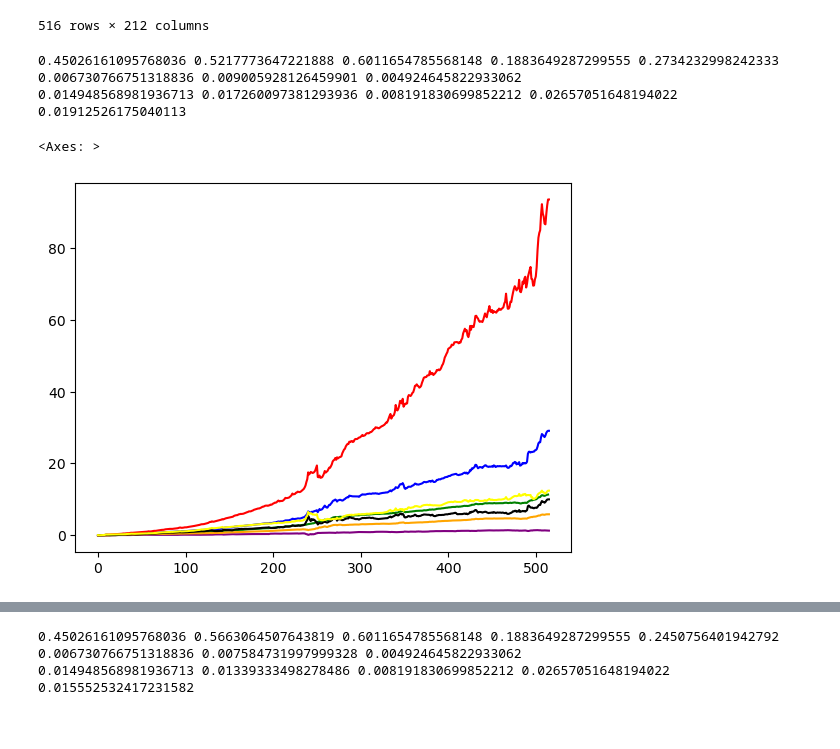
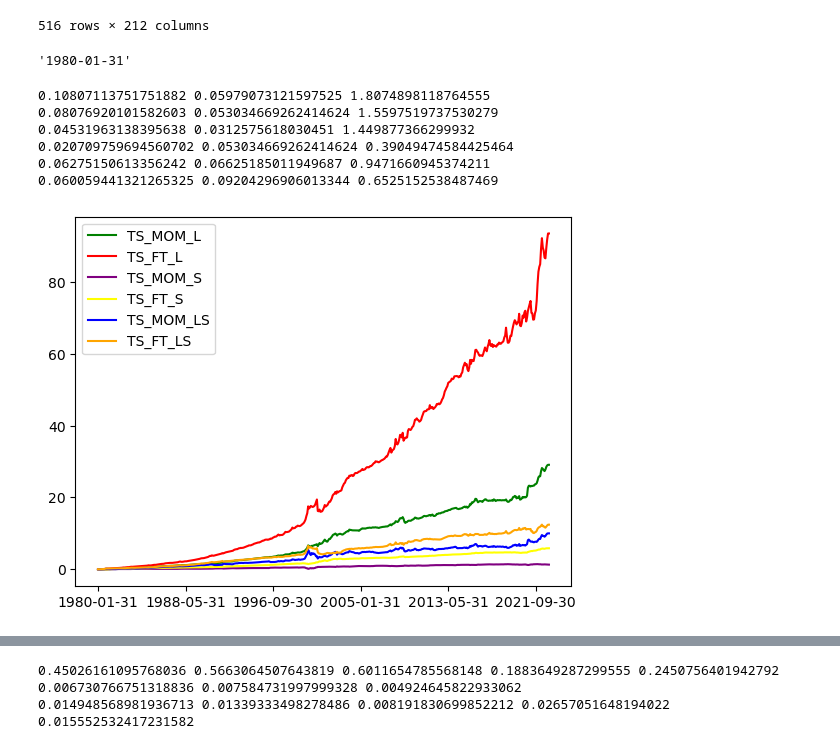
Before and after one commit to Raymondli073/Factor_timing, a Jupyter notebook: factor_timing_strat.ipynb, the cells around one changed output, grey strips where cells are left out. Drawn from its saved outputs; the diff is of its cells as text; code cells hidden in the pictures.

Commit message:
plot strategies total return

```diff
--- a/factor_timing_strat.ipynb
+++ b/factor_timing_strat.ipynb
@@ -181,8 +181,13 @@ df_signalMOM
 | 514 | 1 | 0 | 0 | 1 | 1 | 0 | 0 | 0 | 1 | ... |
 | 515 | 1 | 1 | 0 | 0 | 1 | 0 | 0 | 0 | 1 | ... |
 516 rows × 212 columns
+# %%
+date[648]
+# %% [output]
+'1980-01-31'
 # %%
 #  time-series strategies
+import matplotlib.pyplot as plt
 df_indicator = pd.DataFrame()
 CV90 = df_cv.iloc[:,0]
 CV95 = df_cv.iloc[:,1]
@@ -220,59 +225,79 @@ for i in range(mom.shape[0]):
             df_signalMOM_neg.iloc[i,j] = 0
 
 mom_port_ret_neg = ((df_ret.shift(-1)*df_signalMOM_neg).sum(axis=1)/df_signalMOM_neg.sum(axis=1))/100
-
+mom_port_ret_neg_mean = mom_port_ret_neg.mean()*12
+mom_port_ret_neg_std = mom_port_ret_neg.std()*np.sqrt(12)
+sp_mom_neg = mom_port_ret_neg_mean/mom_port_ret_neg_std
 
 df_signalBUBBLE = df_signal
 
 df_signal_neg = pd.DataFrame(1,index=np.arange(516),columns=df_ret.columns)
 N,M = df_ret.shape
 for j in range(M):
     for i in range(N):
         if df_indicator.iloc[i,j] and df_ret.iloc[i,j]>0:
             df_signal_neg.iloc[i,j]=0
 
 df_signalBUBBLE_neg = df_signal_neg
 bubble_port_ret_neg = ((df_ret.shift(-1)*df_signalBUBBLE_neg).sum(axis=1)/df_signalBUBBLE_neg.sum(axis=1))/100
 
 
 ######
 mom_port_ret = ((df_ret.shift(-1)*df_signalMOM).sum(axis=1)/df_signalMOM.sum(axis=1))/100
-mom_port_ret_mean = mom_port_ret.mean()
-mom_port_ret_std = mom_port_ret.std()
-sp_mom = mom_port_ret_mean/mom_port_ret_std
-((1+mom_port_ret).cumprod()-1).plot(color='blue')
+mom_port_ret_mean = mom_port_ret.mean()*12
+mom_port_ret_std = mom_port_ret.std()*np.sqrt(12)
+sp_mom = (mom_port_ret_mean/mom_port_ret_std)
+((1+mom_port_ret).cumprod()-1).plot(color='green', label='TS_MOM_L')
 
 ew_port_ret = df_ret.shift(-1).mean(axis=1)/100
 ew_port_ret_mean = ew_port_ret.mean()
 ew_port_ret_std = ew_port_ret.std()
-sp_ew = ew_port_ret_mean/ew_port_ret_std
-((1+df_ret.shift(-1).mean(axis=1)/100).cumprod()-1).plot(color='green')
+sp_ew = (ew_port_ret_mean/ew_port_ret_std)
+# ((1+df_ret.shift(-1).mean(axis=1)/100).cumprod()-1).plot(color='green')
 
 bubble_port_ret = ((df_ret.shift(-1)*df_signalBUBBLE).sum(axis=1)/df_signalBUBBLE.sum(axis=1))/100
-bubble_port_ret_mean = bubble_port_ret.mean()
-bubble_port_ret_std = bubble_port_ret.std()
+bubble_port_ret_mean = bubble_port_ret.mean()*12
+bubble_port_ret_std = bubble_port_ret.std()*np.sqrt(12)
 sp_bubble = bubble_port_ret_mean/bubble_port_ret_std
-((1+((df_ret.shift(-1)*df_signalBUBBLE).sum(axis=1)/df_signalBUBBLE.sum(axis=1))/100).cumprod()-1).plot(color='red')
+((1+((df_ret.shift(-1)*df_signalBUBBLE).sum(axis=1)/df_signalBUBBLE.sum(axis=1))/100).cumprod()-1).plot(color='red',label='TS_FT_L')
 
-((1+mom_port_ret_neg).cumprod()-1).plot(color='purple')
-((1+bubble_port_ret_neg).cumprod()-1).plot(color='orange')
+((1+mom_port_ret_neg).cumprod()-1).plot(color='purple',label='TS_MOM_S')
+((1+bubble_port_ret_neg).cumprod()-1).plot(color='yellow',label='TS_FT_S')
+
+bubble_port_ret_neg_mean = bubble_port_ret_neg.mean()*12
+bubble_port_ret_neg_std = bubble_port_ret_neg.std()*np.sqrt(12)
+sp_bubble_neg = (bubble_port_ret_neg_mean/bubble_port_ret_neg_std)
 
 mom_LS_ret = mom_port_ret-mom_port_ret_neg
-sp_mom_LS = mom_LS_ret.mean()/mom_LS_ret.std()
+mom_LS_ret_mean = mom_LS_ret.mean()*12
+mom_LS_ret_std = mom_LS_ret.std()*np.sqrt(12)
+sp_mom_LS = mom_LS_ret_mean/mom_LS_ret_std
 
 bubble_LS_ret = bubble_port_ret-bubble_port_ret_neg
+bubble_LS_ret_mean = bubble_LS_ret.mean()*12
+bubble_LS_ret_std = bubble_LS_ret.std()*np.sqrt(12)
 # bubble_LS_ret = (((df_ret.shift(-1)*(df_signalBUBBLE-df_signalBUBBLE_neg)).sum(axis=1))/((df_signalBUBBLE-df_signalBUBBLE_neg).abs().sum(axis=1)))/100
-sp_bubble_LS = bubble_LS_ret.mean()/bubble_LS_ret.std()
+sp_bubble_LS = bubble_LS_ret_mean/bubble_LS_ret_std
 
-print(sp_mom,sp_bubble,sp_ew,sp_mom_LS,sp_bubble_LS)
-print(mom_port_ret_mean,bubble_port_ret_mean,ew_port_ret_mean)
-print(mom_port_ret_std,bubble_port_ret_std,ew_port_ret_std,mom_LS_ret.std(),bubble_LS_ret.std())
+print(bubble_port_ret_mean,bubble_port_ret_std,sp_bubble)
+print(mom_port_ret_mean,mom_port_ret_neg_std,sp_mom)
+print(bubble_port_ret_neg_mean,bubble_port_ret_neg_std,sp_bubble_neg)
+print(mom_port_ret_neg_mean,mom_port_ret_neg_std,sp_mom_neg)
+print(bubble_LS_ret_mean,bubble_LS_ret_std,sp_bubble_LS)
+print(mom_LS_ret_mean,mom_LS_ret_std,sp_mom_LS)
+# print(mom_port_ret_mean,bubble_port_ret_mean,ew_port_ret_mean)
+# print(mom_port_ret_std,bubble_port_ret_std,ew_port_ret_std,mom_LS_ret.std(),bubble_LS_ret.std())
 
-((1+mom_LS_ret).cumprod()-1).plot(color='black')
-((1+bubble_LS_ret).cumprod()-1).plot(color='yellow')
+((1+mom_LS_ret).cumprod()-1).plot(color='blue',label='TS_MOM_LS')
+((1+bubble_LS_ret).cumprod()-1).plot(color='orange',label='TS_FT_LS')
+plt.legend()
+plt.xticks([0,100,200,300,400,500],[date[648],date[748],date[848],date[948],date[1048],date[1148]])
+plt.show()
 # %% [output]
-0.45026161095768036 0.5217773647221888 0.6011654785568148 0.1883649287299555 0.2734232998242333
-0.006730766751318836 0.009005928126459901 0.004924645822933062
-0.014948568981936713 0.017260097381293936 0.008191830699852212 0.02657051648194022 0.01912526175040113
+0.10807113751751882 0.05979073121597525 1.8074898118764555
+0.08076920101582603 0.053034669262414624 1.5597519737530279
+0.04531963138395638 0.0312575618030451 1.449877366299932
+0.020709759694560702 0.053034669262414624 0.39049474584425464
+0.06275150613356242 0.06625185011949687 0.9471660945374211
+0.060059441321265325 0.09204296906013344 0.6525152538487469
-<Axes: >
-[figure, old version]
+[figure, new version]
```
Also changed, not shown: parts of 4 cells of this notebook.
